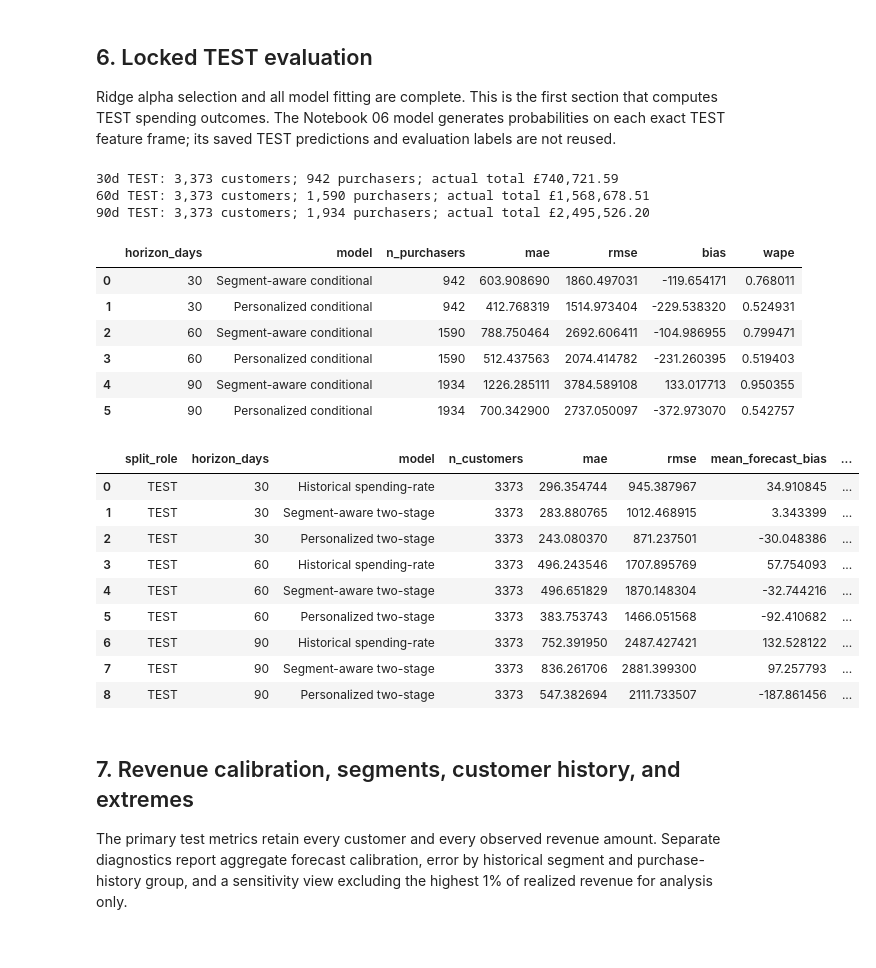
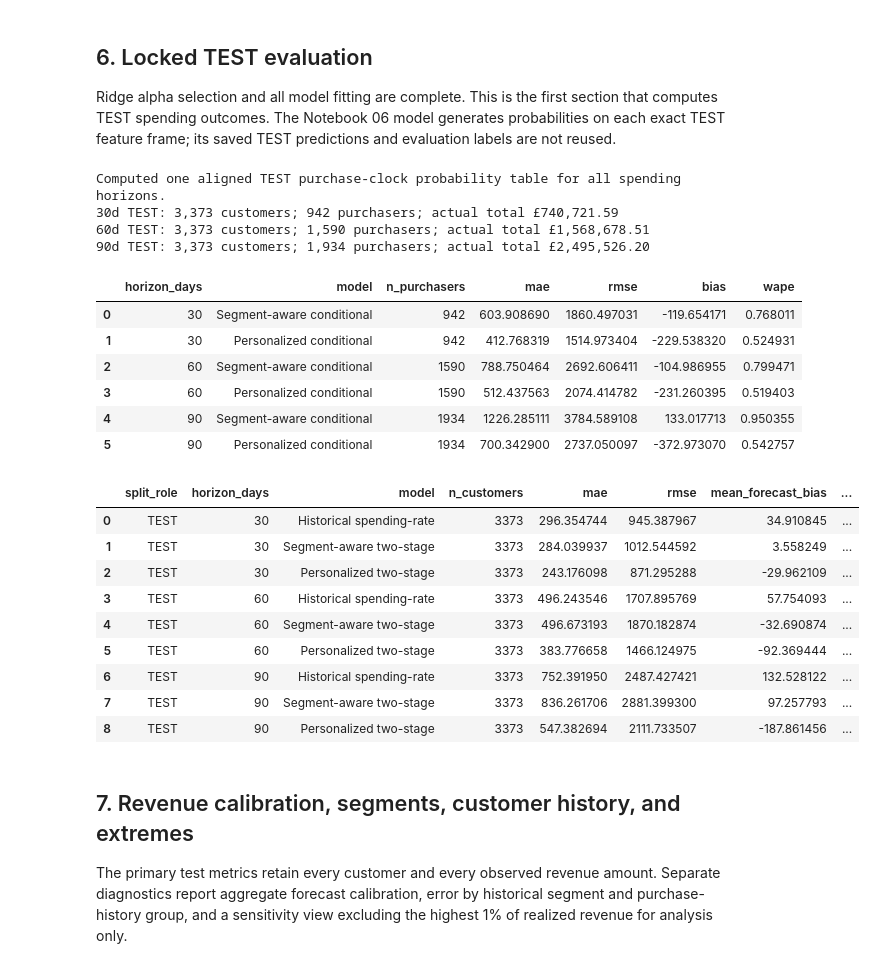
Before and after one commit to Punit-IITPKD/OELP_project, a Jupyter notebook: notebooks/07_Future_Spending_and_Revenue_Forecasting.ipynb, the cells around one changed output. Saved outputs shown, nothing was run; the diff lists cells and outputs as text; code cells hidden in the pictures.

Commit message:
Fix PR #1 forecast integration and CI

```diff
--- a/notebooks/07_Future_Spending_and_Revenue_Forecasting.ipynb
+++ b/notebooks/07_Future_Spending_and_Revenue_Forecasting.ipynb
@@ -177,13 +286,15 @@ validation_actuals = []
 validation_conditional_rows = []
 purchase_probability_validation = {}
 
-def forecast_rows(wide_predictions, horizon, split_role):
+def forecast_rows(wide_predictions, horizon, split_role, validation_protocol=None):
     """Convert inference-only model outputs to a compact model-long schema."""
     suffix = f"{horizon}d"
     key_columns = [sm.CUSTOMER_ID, sm.CUTOFF_COL]
     base = wide_predictions[key_columns].copy()
     base["split_role"] = split_role
     base["horizon_days"] = horizon
+    if validation_protocol is not None:
+        base["validation_protocol"] = validation_protocol
     probability = wide_predictions[f"purchase_probability_{suffix}"].to_numpy(dtype=float)
     definitions = [
         ("Historical spending-rate", f"historical_rate_expected_{suffix}", np.full(len(base), np.nan)),
@@ -225,8 +336,19 @@ for horizon in sm.HORIZONS:
     selection["selected"] = selection["alpha"].eq(fitted["personalized_conditional"]["alpha"])
     selection_tables.append(selection)
 
-    # Fresh VAL predictions from Notebook 06's saved model, not its TEST CSV.
-    val_purchase = pc.predict_purchase_clock(purchase_bundle, val_features)
+    # The 30d/60d vintages were selected by June 30; the 90d purchase-model
+    # validation is retrospective because its selection outcomes mature Aug 30.
+    if horizon in (30, 60):
+        validation_purchase_model = validation_vintage_bundle
+        validation_purchase_features = val_features.drop(
+            columns=["Hist_Cluster_id", "Hist_Segment"]
+        )
+    else:
+        validation_purchase_model = purchase_bundle
+        validation_purchase_features = val_features
+    val_purchase = pc.predict_purchase_clock(
+        validation_purchase_model, validation_purchase_features
+    )
     assert val_purchase[[sm.CUSTOMER_ID, sm.CUTOFF_COL]].equals(
         val_features[[sm.CUSTOMER_ID, sm.CUTOFF_COL]].reset_index(drop=True)
     )
@@ -234,9 +356,12 @@ for horizon in sm.HORIZONS:
     one_horizon_bundle = {
         "metadata": {"model_version": sm.MODEL_VERSION},
         "horizon_models": {horizon: fitted},
+        "segment_transforms": {horizon: spending_segment_transforms[horizon]},
     }
     val_wide = sm.predict_expected_revenue(one_horizon_bundle, val_features, val_purchase)
-    validation_forecasts.append(forecast_rows(val_wide, horizon, "VAL"))
+    validation_forecasts.append(forecast_rows(
+        val_wide, horizon, "VAL", joint_validation_protocol[str(horizon)]["status"]
+    ))
     validation_actuals.append(
         actual_rows(val_targets, horizon, "VAL", EXPECTED_CUTOFFS[horizon]["VAL"])
     )
@@ -255,7 +380,8 @@ for horizon in sm.HORIZONS:
         f"{horizon}d: TRAIN buyers={fitted['personalized_conditional']['training_purchasers']:,}; "
         f"VAL buyers={fitted['personalized_conditional']['validation_purchasers']:,}; "
         f"selected Ridge alpha={fitted['personalized_conditional']['alpha']:g}; "
-        f"TRAIN smearing={fitted['personalized_conditional']['smearing_factor']:.4f}"
+        f"TRAIN smearing={fitted['personalized_conditional']['smearing_factor']:.4f}; "
+        f"joint purchase validation={joint_validation_protocol[str(horizon)]['status']}"
     )
 
 validation_forecasts = pd.concat(validation_forecasts, ignore_index=True)
@@ -344,6 +470,20 @@ test_actuals = []
 test_conditional_rows = []
 test_purchase_predictions = {}
 test_wide_predictions = {}
+test_snapshot = feature_frames[90]["TEST"][list(sm.BASE_FEATURE_COLUMNS)].copy()
+canonical_test_purchase = pc.predict_purchase_clock(purchase_bundle, test_snapshot)
+assert canonical_test_purchase[[sm.CUSTOMER_ID, sm.CUTOFF_COL]].equals(
+    test_snapshot[[sm.CUSTOMER_ID, sm.CUTOFF_COL]].reset_index(drop=True)
+)
+for horizon in sm.HORIZONS:
+    test_features = feature_frames[horizon]["TEST"]
+    test_snapshot_check = test_features[list(sm.BASE_FEATURE_COLUMNS)].sort_values(sm.CUSTOMER_ID).reset_index(drop=True)
+    reference_snapshot_check = test_snapshot.sort_values(sm.CUSTOMER_ID).reset_index(drop=True)
+    assert test_snapshot_check.equals(reference_snapshot_check)
+    test_purchase_predictions[horizon] = canonical_test_purchase
+assert (canonical_test_purchase["personalized_P30"] <= canonical_test_purchase["personalized_P60"]).all()
+assert (canonical_test_purchase["personalized_P60"] <= canonical_test_purchase["personalized_P90"]).all()
+print("Computed one aligned TEST purchase-clock probability table for all spending horizons.")
 for horizon in sm.HORIZONS:
     test_features = feature_frames[horizon]["TEST"]
     cutoff = pd.Timestamp(EXPECTED_CUTOFFS[horizon]["TEST"])
@@ -359,7 +499,7 @@ for horizon in sm.HORIZONS:
     test_targets = test_targets[target_columns].copy()
     assert test_targets[f"Purchased_{horizon}d"].notna().all()
     assert (test_targets[f"Purchased_{horizon}d"] == (test_targets[f"FutureOrders_{horizon}d"] > 0).astype(int)).all()
-    test_purchase = pc.predict_purchase_clock(purchase_bundle, test_features)
+    test_purchase = canonical_test_purchase
     assert test_purchase[[sm.CUSTOMER_ID, sm.CUTOFF_COL]].equals(
         test_features[[sm.CUSTOMER_ID, sm.CUTOFF_COL]].reset_index(drop=True)
     )
@@ -367,6 +507,7 @@ for horizon in sm.HORIZONS:
     one_horizon_bundle = {
         "metadata": {"model_version": sm.MODEL_VERSION},
         "horizon_models": {horizon: horizon_models[horizon]},
+        "segment_transforms": {horizon: spending_segment_transforms[horizon]},
     }
     test_wide = sm.predict_expected_revenue(one_horizon_bundle, test_features, test_purchase)
     test_wide_predictions[horizon] = test_wide
@@ -383,38 +524,39 @@ for horizon in sm.HORIZONS:
             actual_buyer_revenue, test_wide.loc[buyers, column].to_numpy(dtype=float)
         )
         test_conditional_rows.append({"horizon_days": horizon, "model": label, **conditional})
 
     print(
         f"{horizon}d TEST: {len(test_features):,} customers; "
         f"{int(buyers.sum()):,} purchasers; "
         f"actual total £{test_targets[f'FutureRevenue_{horizon}d'].sum():,.2f}"
     )
 
 test_forecasts = pd.concat(test_forecasts, ignore_index=True)
 test_actuals = pd.concat(test_actuals, ignore_index=True)
 test_conditional_metrics = pd.DataFrame(test_conditional_rows)
 test_metrics, test_joined = score_expected_forecasts(test_forecasts, test_actuals)
 assert test_metrics.groupby("horizon_days")["n_customers"].nunique().eq(1).all()
 display(test_conditional_metrics)
 display(test_metrics)
 # %% [output]
+Computed one aligned TEST purchase-clock probability table for all spending horizons.
 30d TEST: 3,373 customers; 942 purchasers; actual total £740,721.59
 60d TEST: 3,373 customers; 1,590 purchasers; actual total £1,568,678.51
 90d TEST: 3,373 customers; 1,934 purchasers; actual total £2,495,526.20
 |  | horizon_days | model | n_purchasers | mae | rmse | bias | wape |
 | 0 | 30 | Segment-aware conditional | 942 | 603.908690 | 1860.497031 | -119.654171 | 0.768011 |
 | 1 | 30 | Personalized conditional | 942 | 412.768319 | 1514.973404 | -229.538320 | 0.524931 |
 | 2 | 60 | Segment-aware conditional | 1590 | 788.750464 | 2692.606411 | -104.986955 | 0.799471 |
 | 3 | 60 | Personalized conditional | 1590 | 512.437563 | 2074.414782 | -231.260395 | 0.519403 |
 | 4 | 90 | Segment-aware conditional | 1934 | 1226.285111 | 3784.589108 | 133.017713 | 0.950355 |
 | 5 | 90 | Personalized conditional | 1934 | 700.342900 | 2737.050097 | -372.973070 | 0.542757 |
 |  | split_role | horizon_days | model | n_customers | mae | rmse | mean_forecast_bias | ... |
 | 0 | TEST | 30 | Historical spending-rate | 3373 | 296.354744 | 945.387967 | 34.910845 | ... |
-| 1 | TEST | 30 | Segment-aware two-stage | 3373 | 283.880765 | 1012.468915 | 3.343399 | ... |
-| 2 | TEST | 30 | Personalized two-stage | 3373 | 243.080370 | 871.237501 | -30.048386 | ... |
+| 1 | TEST | 30 | Segment-aware two-stage | 3373 | 284.039937 | 1012.544592 | 3.558249 | ... |
+| 2 | TEST | 30 | Personalized two-stage | 3373 | 243.176098 | 871.295288 | -29.962109 | ... |
 | 3 | TEST | 60 | Historical spending-rate | 3373 | 496.243546 | 1707.895769 | 57.754093 | ... |
-| 4 | TEST | 60 | Segment-aware two-stage | 3373 | 496.651829 | 1870.148304 | -32.744216 | ... |
-| 5 | TEST | 60 | Personalized two-stage | 3373 | 383.753743 | 1466.051568 | -92.410682 | ... |
+| 4 | TEST | 60 | Segment-aware two-stage | 3373 | 496.673193 | 1870.182874 | -32.690874 | ... |
+| 5 | TEST | 60 | Personalized two-stage | 3373 | 383.776658 | 1466.124975 | -92.369444 | ... |
 | 6 | TEST | 90 | Historical spending-rate | 3373 | 752.391950 | 2487.427421 | 132.528122 | ... |
 | 7 | TEST | 90 | Segment-aware two-stage | 3373 | 836.261706 | 2881.399300 | 97.257793 | ... |
 | 8 | TEST | 90 | Personalized two-stage | 3373 | 547.382694 | 2111.733507 | -187.861456 | ... |
```
Also changed, not shown: parts of 11 cells of this notebook, 16 other files.
